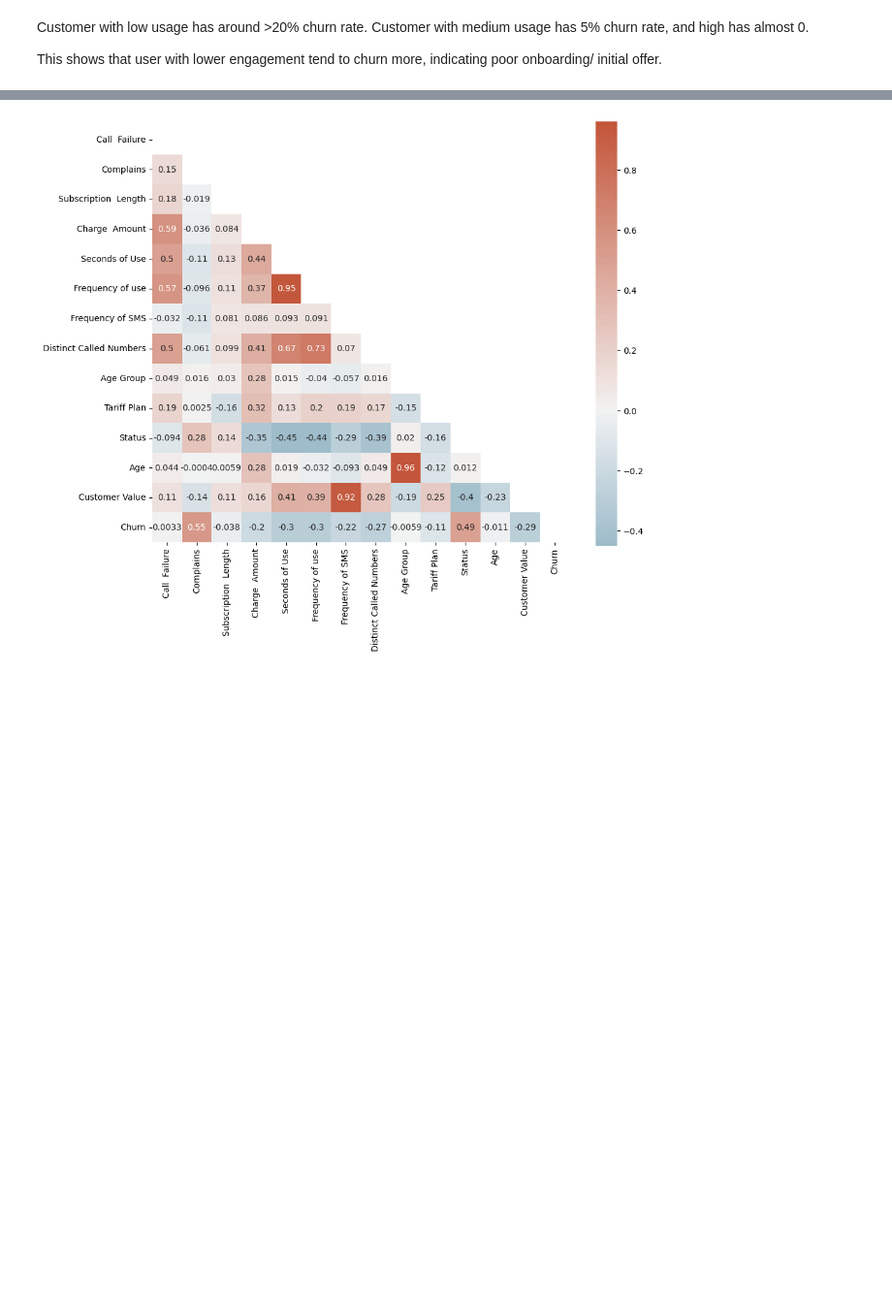
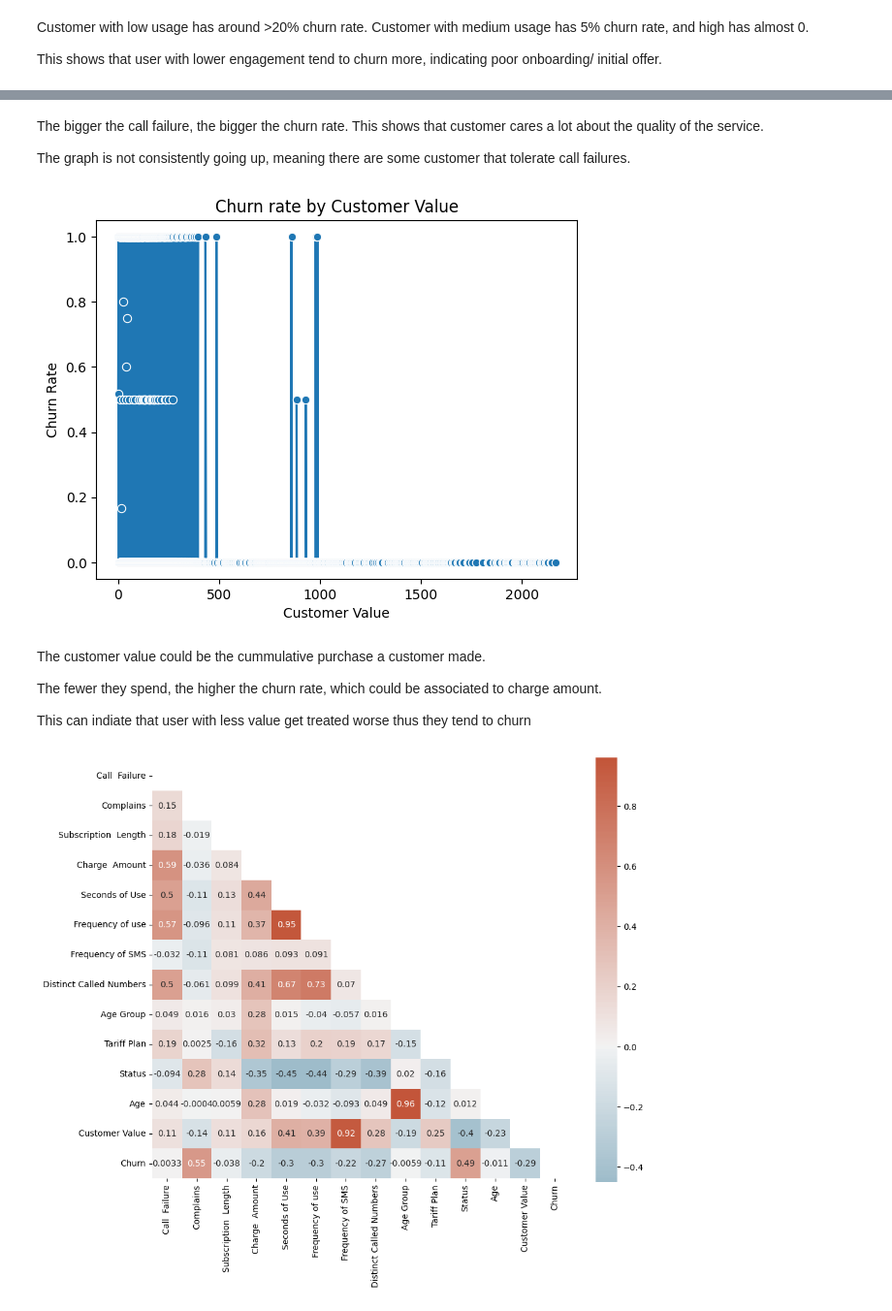
Before and after one commit to michellaprojects/Churn-Analysis, a Jupyter notebook: EDA.ipynb, the cells around one changed output, grey strips where cells are left out. Shown at 97% size. Saved outputs shown, nothing was run; the diff lists cells and outputs as text; code cells hidden in the pictures; blank space fills up the shorter version.

```diff
--- a/EDA.ipynb
+++ b/EDA.ipynb
@@ -201,3 +250,27 @@ The `ci` parameter is deprecated. Use `errorbar=None` for the same effect.
+# %% [markdown]
+The bigger the call failure, the bigger the churn rate. This shows that customer cares a lot about the quality of the service.
+
+The graph is not consistently going up, meaning there are some customer that tolerate call failures.
+# %%
+value_churn = df_clean.groupby("Customer Value")["Churn"].mean().reset_index()
+
+plt.figure()
+sns.lineplot(x="Customer Value",
+             y="Churn",
+             data=value_churn,
+             marker='o')
+plt.title("Churn rate by Customer Value")
+plt.xlabel("Customer Value")
+plt.ylabel("Churn Rate")
+plt.show()
+# %% [output]
+[figure, added]
+# %% [markdown]
+The customer value could be the cummulative purchase a customer made.
+
+The fewer they spend, the higher the churn rate, which could be associated to charge amount.
+
+This can indiate that user with less value get treated worse thus they tend to churn
 # %%
 corr = df_clean.corr()
 mask = np.triu(np.ones_like(corr, dtype=bool))
```
Also changed, not shown: parts of 6 cells of this notebook, 3 other files.
